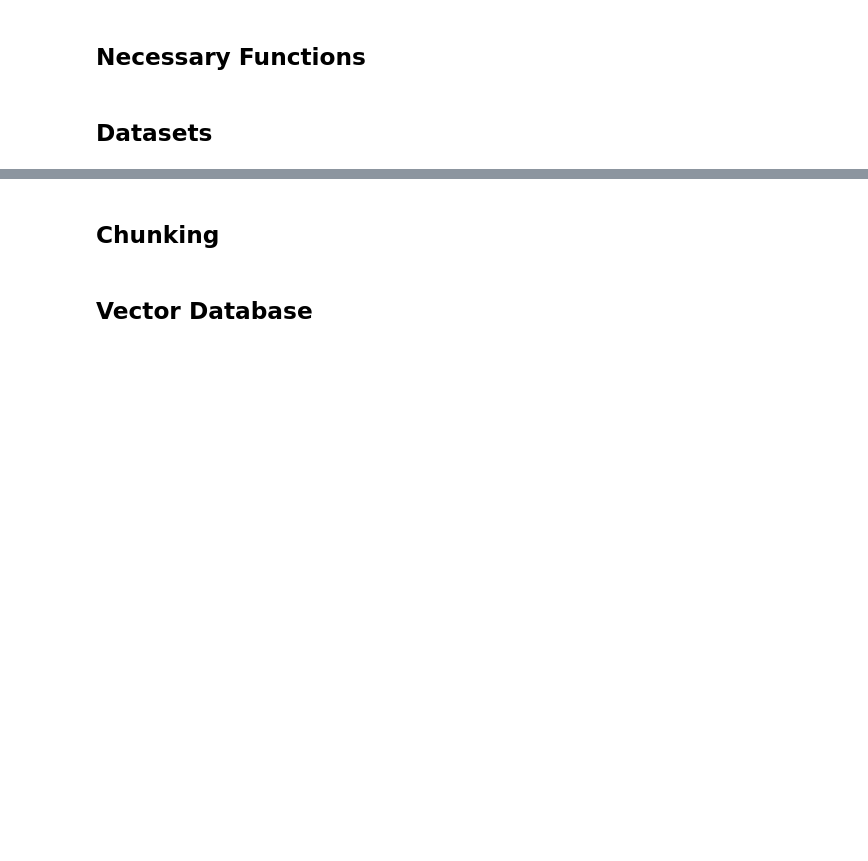
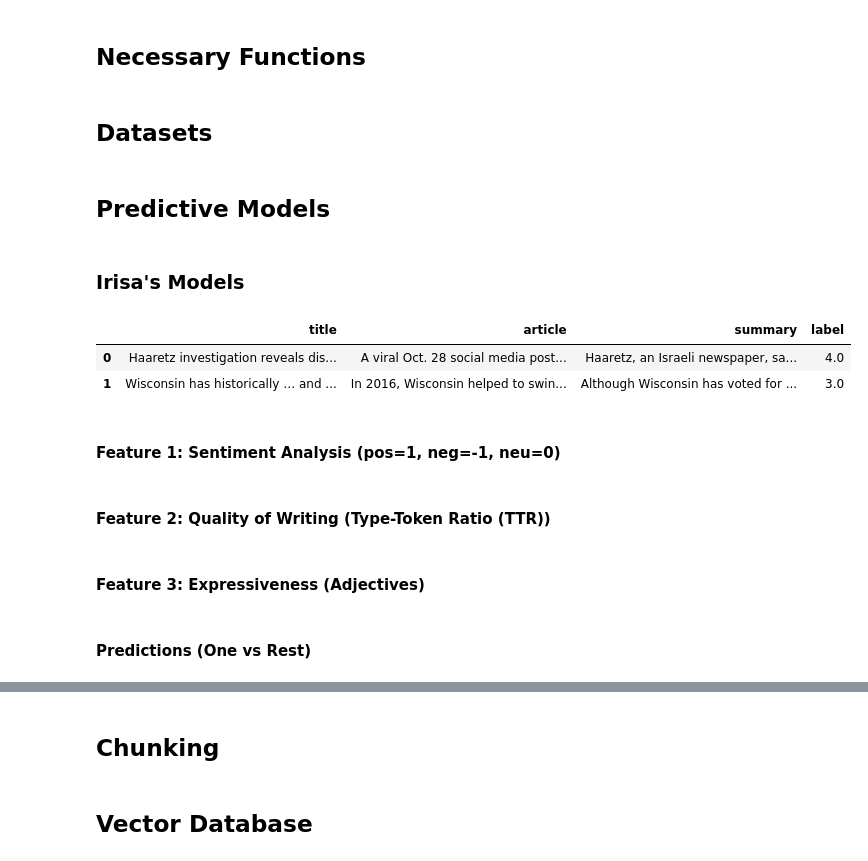
Before and after one commit to hluu01/DSC180A_B09_2, a Jupyter notebook: FullModelPipeline.ipynb, the cells around one changed output, grey strips where cells are left out. Cells and saved outputs as stored; diff of their text form; code cells hidden in the pictures; blank space fills up the shorter version.

```diff
--- a/FullModelPipeline.ipynb
+++ b/FullModelPipeline.ipynb
@@ -117 +146,5 @@ scicheckorg_articles = scicheckorg_articles.drop(columns=['Title', 'Date'])
 scicheckorg_articles.dropna(inplace=True)
+# %% [markdown]
+## Predictive Models
+# %% [markdown]
+### Irisa's Models
@@ -117,0 +188,34 @@ scicheckorg_articles.dropna(inplace=True)
+# %%
+#Data Cleaning
+def read_dataset(csv):
+    df = pd.read_csv(csv)
+    df = df.drop(columns=["percentages", "check_nums"]).drop_duplicates().dropna()
+
+    mapping = {
+        "TRUE": 0,
+        "mostly-true": 1,
+        "half-true": 2,
+        "barely-true": 3,
+        "FALSE": 4,
+        "pants-fire": 5
+    }
+
+    df["label"] = df["label"].map(mapping)
+
+    df = df[pd.to_numeric(df["label"], errors="coerce").notna()]
+    df = df[["content","article","summaries","label"]]
+    df["content"] = df["content"].str.replace(r'[“\”]', '', regex=True)
+    df["summaries"] = df["summaries"].str.replace(r'[\[\]\'"]', '', regex=True)
+    df.columns = ["title", "article", "summary", "label"]
+
+    return df
+
+df = read_dataset("/Users/nicholasshor/Desktop/School/FifthYear/Fall/DSC180A/Data/politifact_data_combined_prev_ratings.csv")
+df = df = df[df['summary'] != '']
+df.head(2)
+# %% [output]
+|  | title | article | summary | label |
+| 0 | Haaretz investigation reveals dis... | A viral Oct. 28 social media post... | Haaretz, an Israeli newspaper, sa... | 4.0 |
+| 1 | Wisconsin has historically … and ... | In 2016, Wisconsin helped to swin... | Although Wisconsin has voted for ... | 3.0 |
+# %% [markdown]
+#### Feature 1: Sentiment Analysis  (pos=1, neg=-1, neu=0)
@@ -117,0 +227,2 @@ scicheckorg_articles.dropna(inplace=True)
+# %% [markdown]
+#### Feature 2: Quality of Writing (Type-Token Ratio (TTR))
@@ -117,0 +251,2 @@ scicheckorg_articles.dropna(inplace=True)
+# %% [markdown]
+#### Feature 3: Expressiveness (Adjectives)
@@ -117,0 +268,2 @@ scicheckorg_articles.dropna(inplace=True)
+# %% [markdown]
+#### Predictions (One vs Rest)
```
Also changed, not shown: parts of 72 cells of this notebook.
